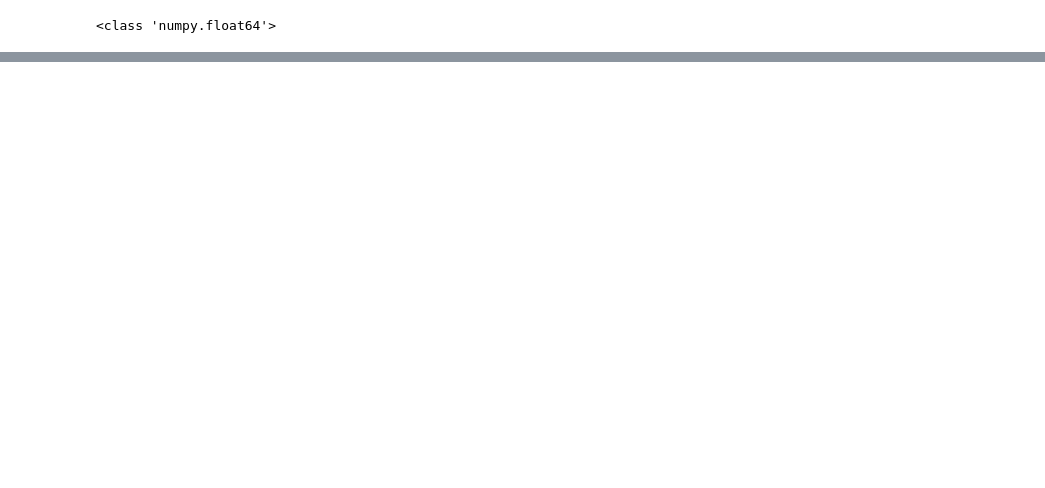
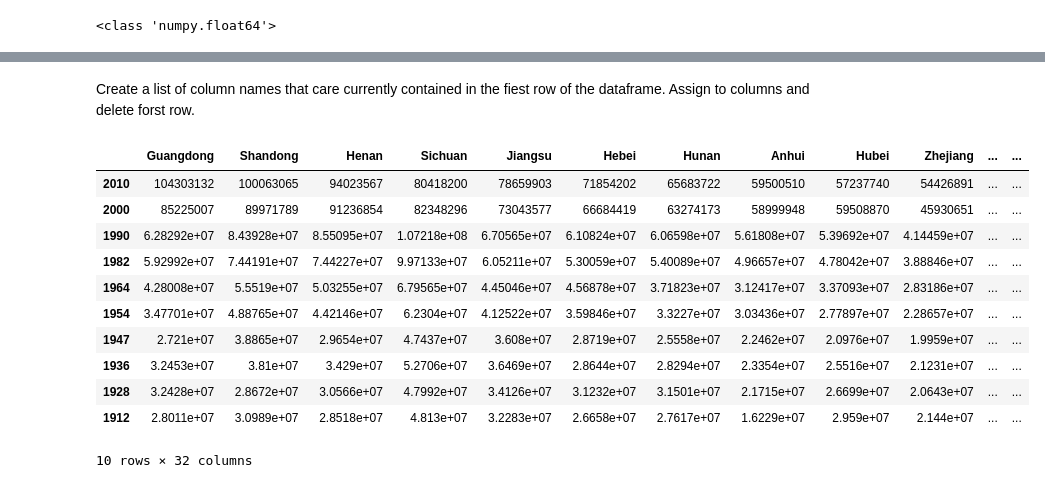
Before and after one commit to simprism/china-population-map, a Jupyter notebook: china-map.ipynb, the cells around one changed output, grey strips where cells are left out. Saved outputs shown, nothing was run; the diff lists cells and outputs as text; code cells hidden in the pictures; blank space fills up the shorter version.

```diff
--- a/china-map.ipynb
+++ b/china-map.ipynb
@@ -104,0 +125,2 @@ print(type(china_pop.iloc[2,4]))
+# %% [markdown]
+Create a list of column names that care currently contained in the fiest row of the dataframe. Assign to columns and delete forst row.
@@ -104,0 +131,15 @@ print(type(china_pop.iloc[2,4]))
+# %%
+china_trans
+# %% [output]
+|  | Guangdong | Shandong | Henan | Sichuan | Jiangsu | Hebei | Hunan | Anhui | Hubei | Zhejiang | ... | ... |
+| 2010 | 104303132 | 100063065 | 94023567 | 80418200 | 78659903 | 71854202 | 65683722 | 59500510 | 57237740 | 54426891 | ... | ... |
+| 2000 | 85225007 | 89971789 | 91236854 | 82348296 | 73043577 | 66684419 | 63274173 | 58999948 | 59508870 | 45930651 | ... | ... |
+| 1990 | 6.28292e+07 | 8.43928e+07 | 8.55095e+07 | 1.07218e+08 | 6.70565e+07 | 6.10824e+07 | 6.06598e+07 | 5.61808e+07 | 5.39692e+07 | 4.14459e+07 | ... | ... |
+| 1982 | 5.92992e+07 | 7.44191e+07 | 7.44227e+07 | 9.97133e+07 | 6.05211e+07 | 5.30059e+07 | 5.40089e+07 | 4.96657e+07 | 4.78042e+07 | 3.88846e+07 | ... | ... |
+| 1964 | 4.28008e+07 | 5.5519e+07 | 5.03255e+07 | 6.79565e+07 | 4.45046e+07 | 4.56878e+07 | 3.71823e+07 | 3.12417e+07 | 3.37093e+07 | 2.83186e+07 | ... | ... |
+| 1954 | 3.47701e+07 | 4.88765e+07 | 4.42146e+07 | 6.2304e+07 | 4.12522e+07 | 3.59846e+07 | 3.3227e+07 | 3.03436e+07 | 2.77897e+07 | 2.28657e+07 | ... | ... |
+| 1947 | 2.721e+07 | 3.8865e+07 | 2.9654e+07 | 4.7437e+07 | 3.608e+07 | 2.8719e+07 | 2.5558e+07 | 2.2462e+07 | 2.0976e+07 | 1.9959e+07 | ... | ... |
+| 1936 | 3.2453e+07 | 3.81e+07 | 3.429e+07 | 5.2706e+07 | 3.6469e+07 | 2.8644e+07 | 2.8294e+07 | 2.3354e+07 | 2.5516e+07 | 2.1231e+07 | ... | ... |
+| 1928 | 3.2428e+07 | 2.8672e+07 | 3.0566e+07 | 4.7992e+07 | 3.4126e+07 | 3.1232e+07 | 3.1501e+07 | 2.1715e+07 | 2.6699e+07 | 2.0643e+07 | ... | ... |
+| 1912 | 2.8011e+07 | 3.0989e+07 | 2.8518e+07 | 4.813e+07 | 3.2283e+07 | 2.6658e+07 | 2.7617e+07 | 1.6229e+07 | 2.959e+07 | 2.144e+07 | ... | ... |
+10 rows × 32 columns
```
Also changed, not shown: parts of 10 cells of this notebook.
